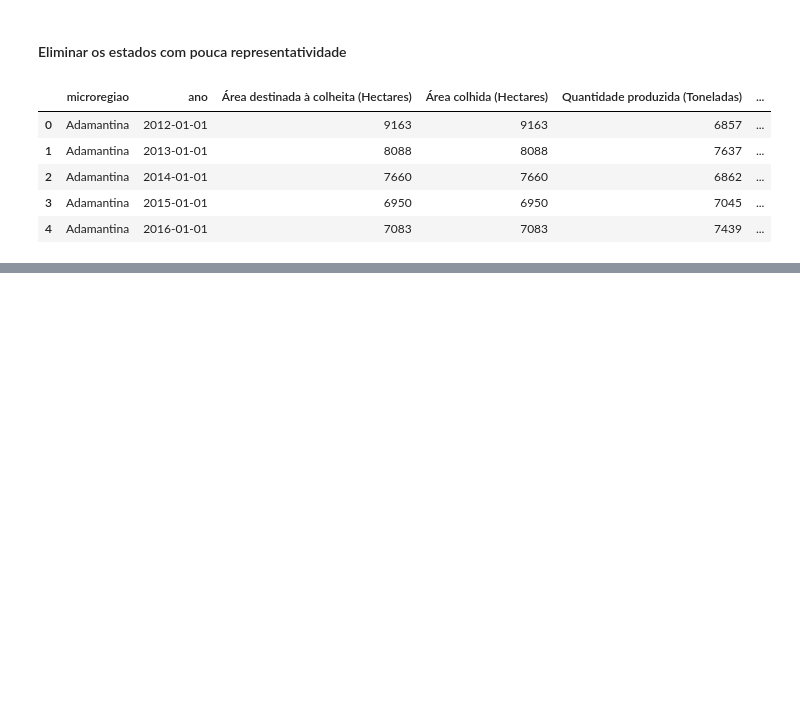
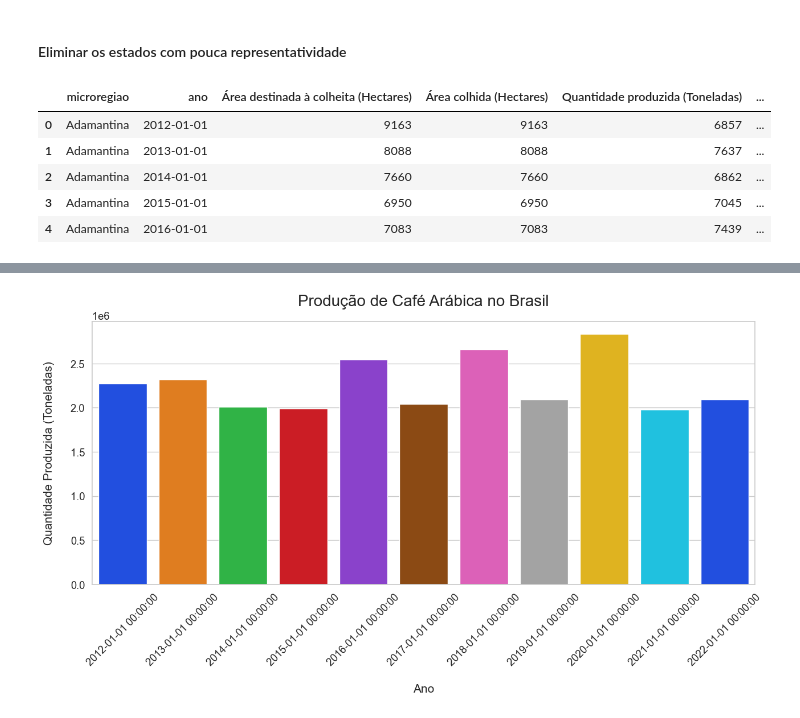
Before and after one commit to alexandre-guerra/Data_Cafe, a Jupyter notebook: analise_cafe.ipynb, the cells around one changed output, grey strips where cells are left out. Drawn from its saved outputs; the diff is of its cells as text; code cells hidden in the pictures; blank space fills up the shorter version.

```diff
--- a/analise_cafe.ipynb
+++ b/analise_cafe.ipynb
@@ -418,0 +465,10 @@ df_arabica.groupby(by='microregiao')['Quantidade produzida (Toneladas)'].sum().s
+# %%
+plt.figure(figsize=(15,6))
+sns.barplot(data=df_arabica_ano_producao, x='ano', y='Quantidade produzida (Toneladas)', palette="bright")
+plt.title("Produção de Café Arábica no Brasil", fontsize=20, pad=20)
+plt.xlabel('Ano', fontsize=15, labelpad=20)
+plt.ylabel('Quantidade Produzida (Toneladas)', fontsize=15, labelpad=20)
+plt.xticks(rotation=45)
+plt.show()
+# %% [output]
+[figure, added]
```
Also changed, not shown: parts of 15 cells of this notebook, 1 other file.
